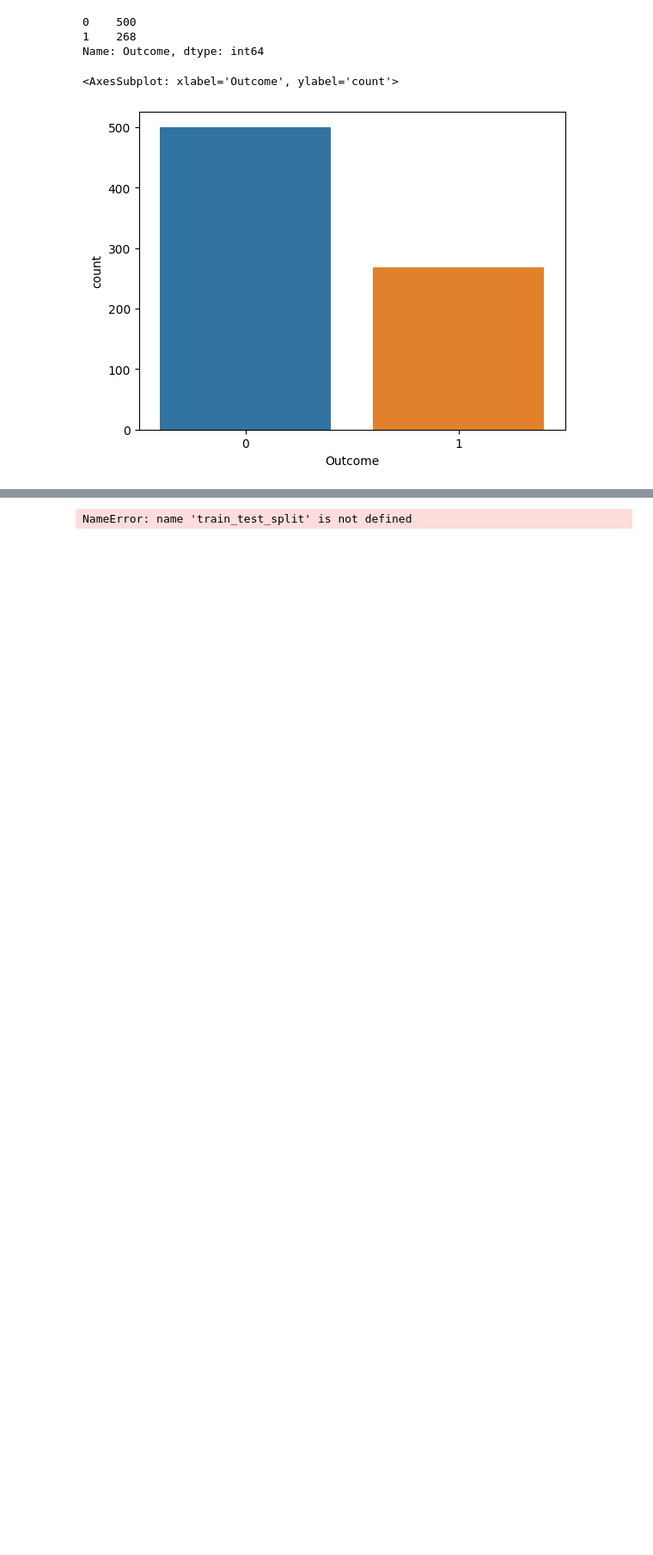
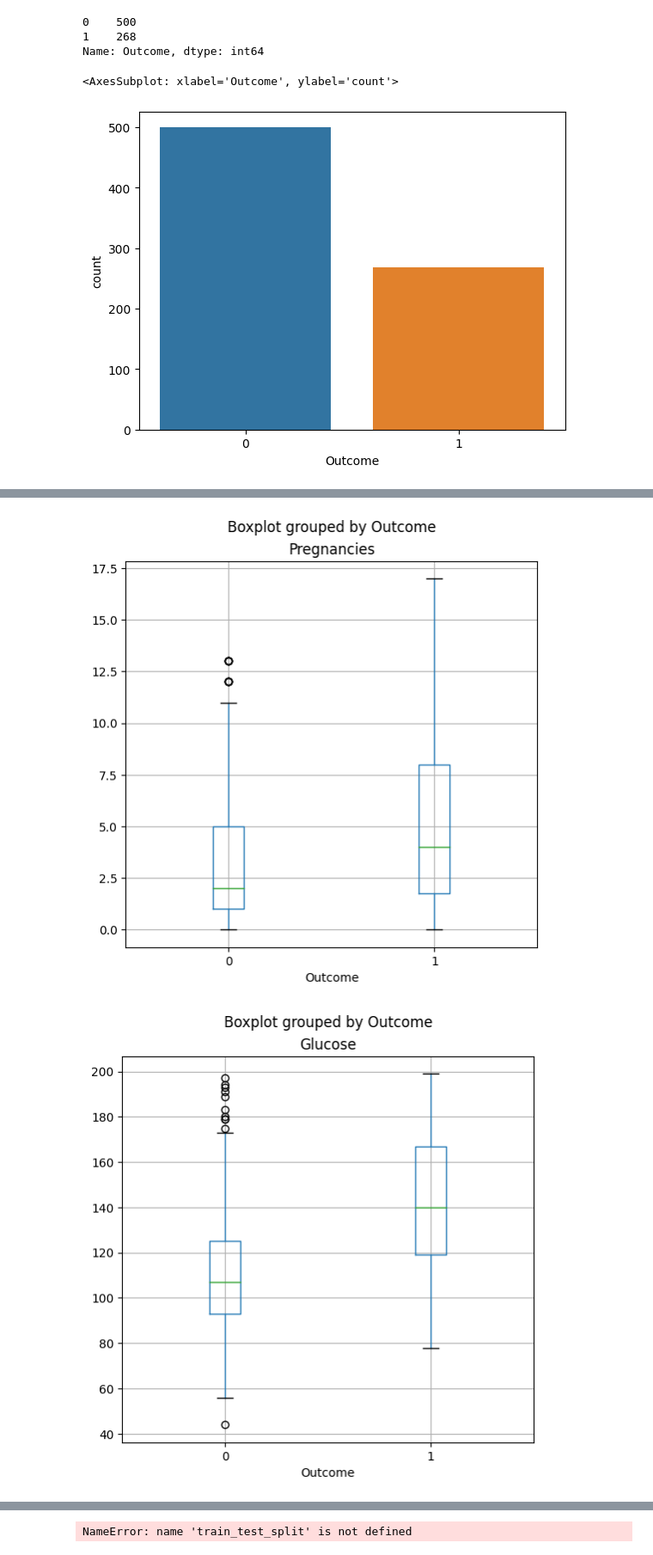
Before and after one commit to mugendii/Diabetes-Prediction, a Jupyter notebook: notebook1.ipynb, the cells around one changed output, grey strips where cells are left out. Shown at 86% size. Saved outputs shown, nothing was run; the diff lists cells and outputs as text; code cells hidden in the pictures; blank space fills up the shorter version.

```diff
--- a/notebook1.ipynb
+++ b/notebook1.ipynb
@@ -147,0 +135,8 @@ NameError: name 'sns' is not defined
+# %%
+# Separate features and labels
+features = ['Pregnancies','Glucose','BloodPressure','SkinThickness','Insulin','BMI','DiabetesPedigreeFunction','Age']
+label = 'Outcome'
+X, y = df[features].values, df[label].values
+
+for n in range(0,9):
+    print("Patient", str(n+1), "\n  Features:",list(X[n]), "\n  Label:", y[n])
@@ -147,0 +161,12 @@ NameError: name 'sns' is not defined
+# %%
+from matplotlib import pyplot as plt
+%matplotlib inline
+
+#features = ['Pregnancies','Glucose','BloodPressure','SkinThickness','Insulin','BMI','DiabetesPedigreeFunction','Age']
+for col in features:
+    df.boxplot(column=col, by='Outcome', figsize=(6,6))
+    plt.title(col)
+plt.show()
+# %% [output]
+[figure, added]
+[figure, added]
```
Also changed, not shown: parts of 11 cells of this notebook.
